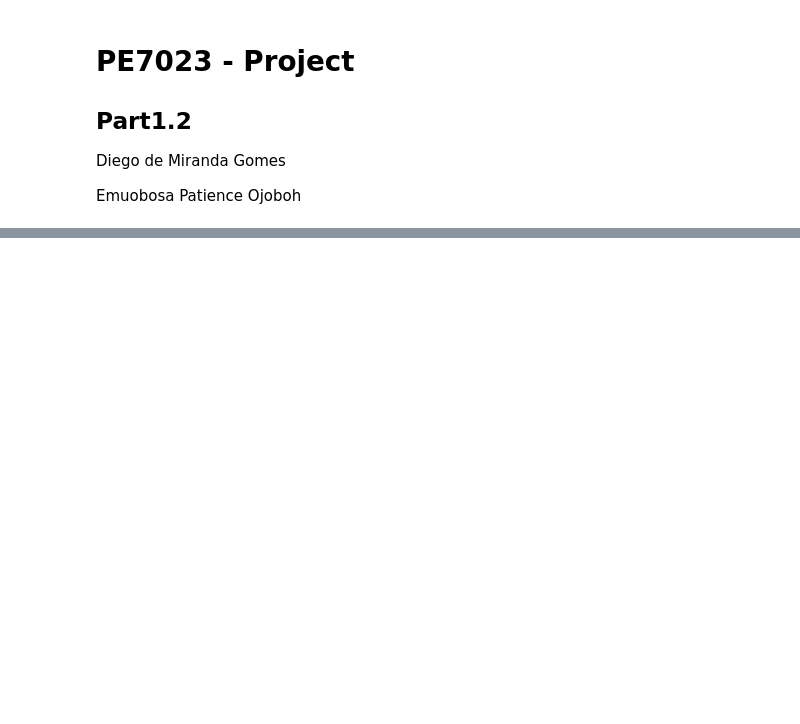
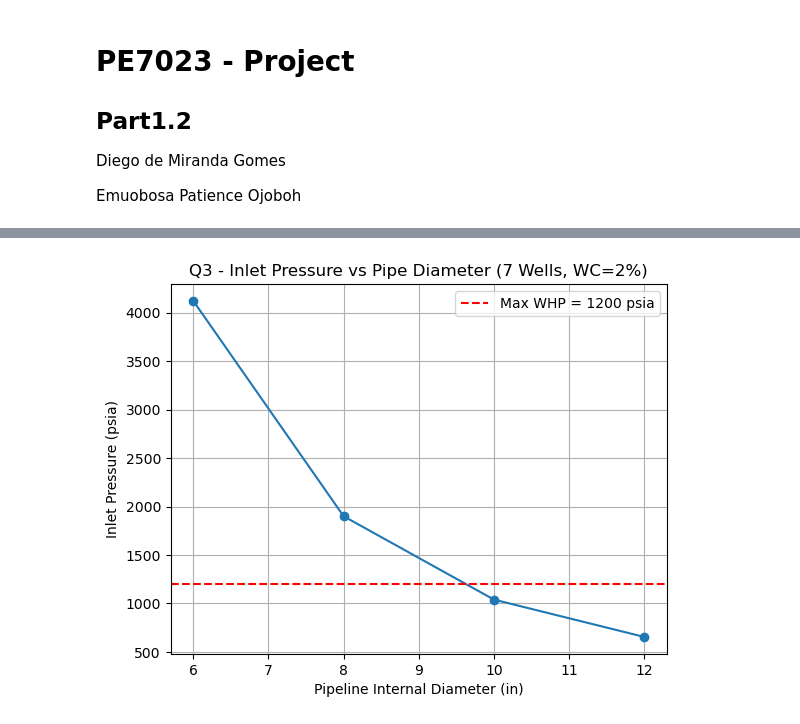
Before and after one commit to mocolega/PE7023-Project, a Jupyter notebook: python/part1.2.ipynb, the cells around one changed output, grey strips where cells are left out. Saved outputs shown, nothing was run; the diff lists cells and outputs as text; code cells hidden in the pictures; blank space fills up the shorter version.

```diff
--- a/python/part1.2.ipynb
+++ b/python/part1.2.ipynb
@@ -74,0 +9,84 @@ for d in spot_IDs:
+# %%
+import numpy as np
+import seaborn as sns
+import matplotlib.pyplot as plt
+import pandas as pd
+
+# Constants
+WAT = 100
+max_WHP = 1200
+separator_pressure = 350
+
+# Load datasets
+q3_diameter = pd.read_csv('datasets/Part1.2_Q3_diameter_selection.csv')
+q3_offline  = pd.read_csv('datasets/Part1.2_Q3_wells_offline.csv')
+q4_data     = pd.read_csv('datasets/Part1.2_Q4_inlet_pressure_vs_WC.csv')
+q5_temp     = pd.read_csv('datasets/Part1.2_Q5_outlet_temp_vs_WC.csv')
+q5_insul    = pd.read_csv('datasets/Part1.2_Q5_insulation_iteration.csv')
+
+# Q3 - Plot 1: Inlet Pressure vs Diameter
+plt.figure()
+plt.plot(q3_diameter['Diameter (in)'], q3_diameter['Inlet Pressure (psia)'], marker='o')
+plt.axhline(y=max_WHP, color='red', linestyle='--', label=f'Max WHP = {max_WHP} psia')
+plt.xlabel('Pipeline Internal Diameter (in)')
+plt.ylabel('Inlet Pressure (psia)')
+plt.title('Q3 - Inlet Pressure vs Pipe Diameter (7 Wells, WC=2%)')
+plt.legend()
+plt.grid()
+plt.show()
+
+# Q3 - Plot 2: 7 wells vs 4 wells
+plt.figure()
+plt.bar(q3_offline['Wells Online'].astype(str) + ' Wells', q3_offline['Inlet Pressure (psia)'])
+plt.axhline(y=max_WHP, color='red', linestyle='--', label=f'Max WHP = {max_WHP} psia')
+plt.ylabel('Inlet Pressure (psia)')
+plt.title('Q3 - Inlet Pressure: 7 Wells vs 4 Wells (10" Diameter, WC=2%)')
+plt.legend()
+plt.grid()
+plt.show()
+
+# Q4 - Plot 3: Inlet Pressure vs Water Cut
+plt.figure()
+plt.plot(q4_data['WC (%)'], q4_data['Inlet Pressure (psia)'], marker='o')
+plt.axhline(y=max_WHP, color='red', linestyle='--', label=f'Max WHP = {max_WHP} psia')
+plt.xlabel('Water Cut (%)')
+plt.ylabel('Inlet Pressure (psia)')
+plt.title('Q4 - Inlet Pressure vs Water Cut (10" Diameter, 7 Wells)')
+plt.legend()
+plt.grid()
+plt.show()
+
+# Q4 - Plot 4: Outlet Temperature vs Water Cut (7 wells)
+plt.figure()
+plt.plot(q4_data['WC (%)'], q4_data['Outlet Temperature (degF)'], marker='o')
+plt.axhline(y=WAT, color='red', linestyle='--', label=f'WAT = {WAT} degF')
+plt.xlabel('Water Cut (%)')
+plt.ylabel('Outlet Temperature (degF)')
+plt.title('Q4 - Outlet Temperature vs Water Cut (10" Diameter, 7 Wells)')
+plt.legend()
+plt.grid()
+plt.show()
+
+# Q5 - Plot 5: Outlet Temperature vs Water Cut (4 wells)
+plt.figure()
+plt.plot(q5_temp['WC (%)'], q5_temp['Outlet Temperature (degF)'], marker='o')
+plt.axhline(y=WAT, color='red', linestyle='--', label=f'WAT = {WAT} degF')
+plt.xlabel('Water Cut (%)')
+plt.ylabel('Outlet Temperature (degF)')
+plt.title('Q5 - Outlet Temperature vs Water Cut (10" Diameter, 4 Wells, 1" Insulation)')
+plt.legend()
+plt.grid()
+plt.show()
+
+# Q5 - Plot 6: Insulation Thickness Iteration
+plt.figure()
+plt.bar(q5_insul['Insulation Thickness (in)'].astype(str) + ' in', q5_insul['Outlet Temperature (degF)'])
+plt.axhline(y=WAT, color='red', linestyle='--', label=f'WAT = {WAT} degF')
+plt.xlabel('Insulation Thickness (in)')
+plt.ylabel('Outlet Temperature (degF)')
+plt.title('Q5 - Outlet Temperature vs Insulation Thickness (Worst Case: WC=2%, 4 Wells)')
+plt.legend()
+plt.grid()
+plt.show()
+# %% [output]
+[figure, added]
```
Also changed, not shown: parts of 2 cells of this notebook, 12 other files.
